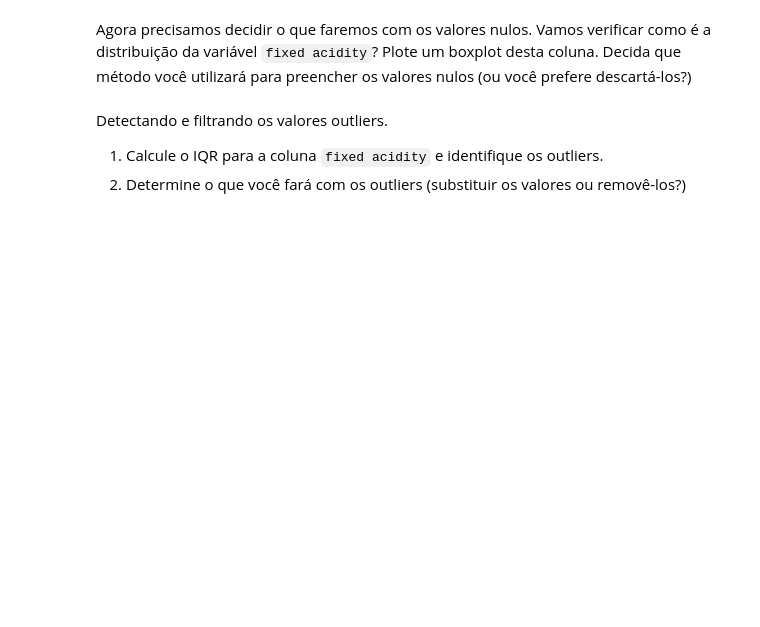
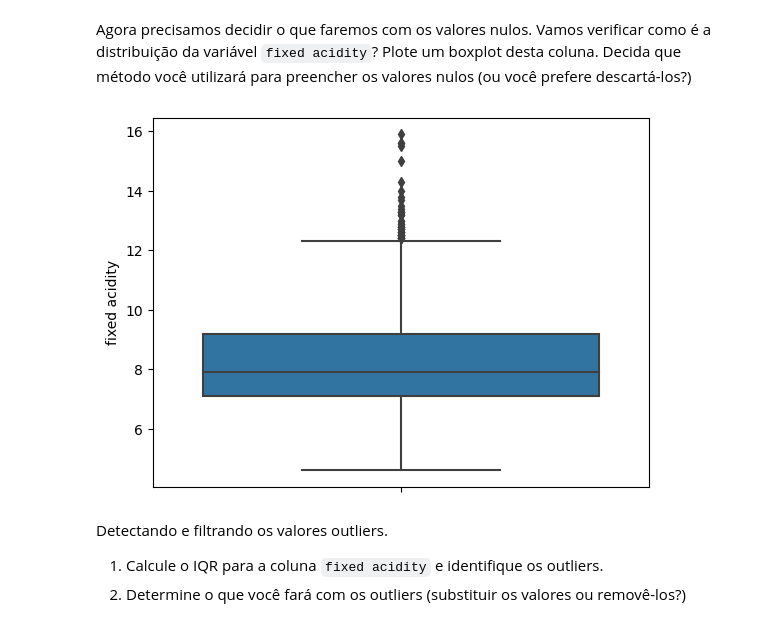
Before and after one commit to liliancsm/education-master, a Jupyter notebook: bootcamp/day 08/exercises/Kalina/exercise_Kalina_aula08.ipynb, the cells around one changed output. Saved outputs shown, nothing was run; the diff lists cells and outputs as text; code cells hidden in the pictures; blank space fills up the shorter version.

```diff
--- a/bootcamp/day 08/exercises/Kalina/exercise_Kalina_aula08.ipynb
+++ b/bootcamp/day 08/exercises/Kalina/exercise_Kalina_aula08.ipynb
@@ -15,2 +19,6 @@ url_red = "https://archive.ics.uci.edu/ml/machine-learning-databases/wine-qualit
+# %%
+url_red = "https://archive.ics.uci.edu/ml/machine-learning-databases/wine-quality/winequality-red.csv"
+# %%
+df_vinhos = pd.read_csv(url_red, sep=';')
 # %% [markdown]
 Estude o *dataset* com as funções vistas nas aulas passadas (como **head()**, **describe()** e **info()**).
@@ -19,2 +86,8 @@ Verifique e remova, se houver, linhas duplicadas no *dataset*.
+# %%
+df_vinhos.duplicated().sum()
+df_vinhos.drop_duplicates(inplace=True)
+df_vinhos = df_vinhos.drop_duplicates()
 # %% [markdown]
 Você percebeu que este *dataset* não possui valores nulos? Assim não tem graça! Dificilmente encontraremos *datasets* assim como analistas de dados... 🤷🏻‍♀️ Então vamos introduzir alguns valores nulos só para tratarmos deles. Atribua o valor `None` das linhas 10 a 20 na coluna `fixed acidity` e verifique novamente a presença de valores nulos imprimindo na saída a quantidade de linhas nulas por coluna.
+# %%
+df_vinhos.loc[10:20,'fixed acidity'] = None
@@ -21,2 +110,8 @@ Você percebeu que este *dataset* não possui valores nulos? Assim não tem gra
 # %% [markdown]
 Agora precisamos decidir o que faremos com os valores nulos. Vamos verificar como é a distribuição da variável `fixed acidity`? Plote um boxplot desta coluna. Decida que método você utilizará para preencher os valores nulos (ou você prefere descartá-los?)
+# %%
+import seaborn as sns
+sns.boxplot(y='fixed acidity',data=df_vinhos)
+plt.show()
+# %% [output]
+[figure, added]
```
Also changed, not shown: parts of 7 cells of this notebook.
